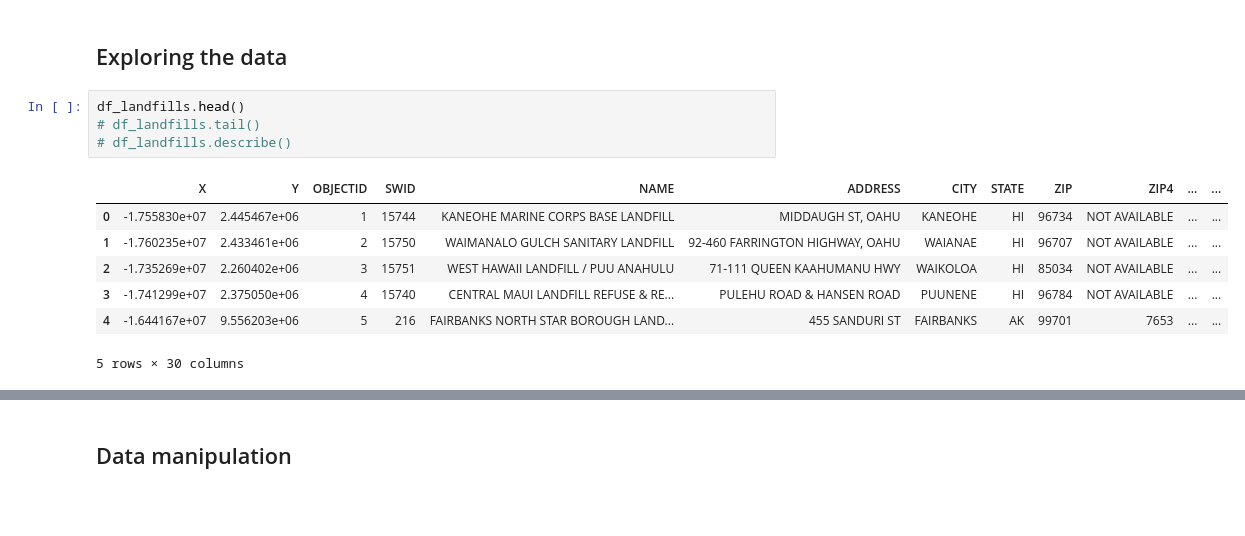
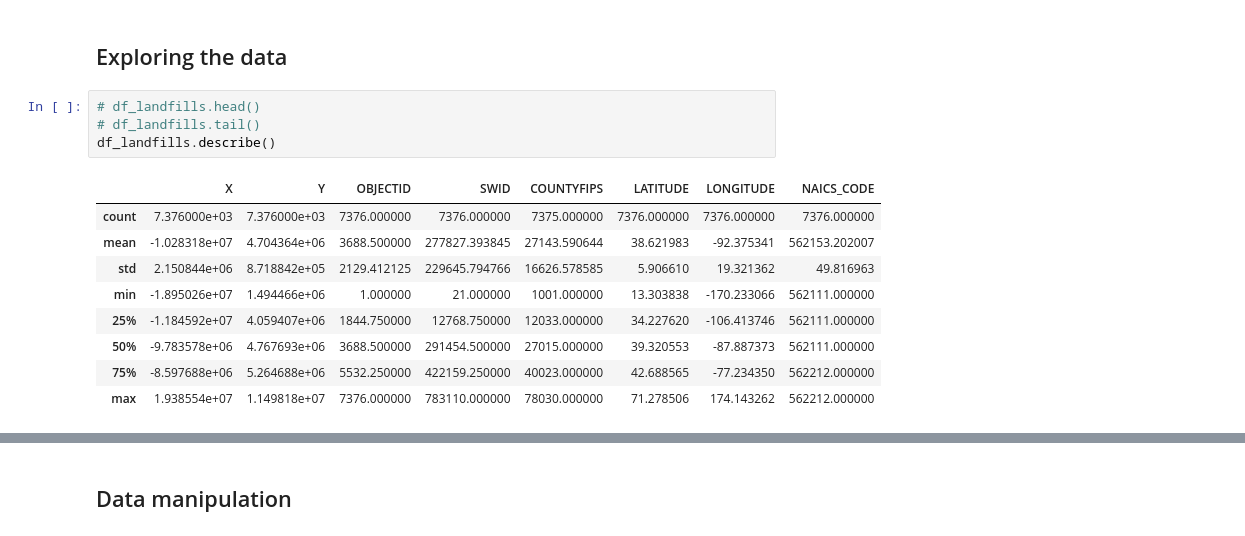
Before and after one commit to Spring-21-TA-Notebooks/Rahul-Notebooks, a Jupyter notebook: Week 5/week5_rahul.ipynb, the cells around one changed output, grey strips where cells are left out. Saved outputs shown, nothing was run; the diff lists cells and outputs as text; blank space fills up the shorter version.

```diff
--- a/Week 5/week5_rahul.ipynb
+++ b/Week 5/week5_rahul.ipynb
@@ -26,15 +26,17 @@ df_landfills = pd.read_csv(landfills)
 # %% [markdown]
 ## Exploring the data
 # %%
-df_landfills.head()
+# df_landfills.head()
 # df_landfills.tail()
-# df_landfills.describe()
+df_landfills.describe()
 # %% [output]
-|  | X | Y | OBJECTID | SWID | NAME | ADDRESS | CITY | STATE | ZIP | ZIP4 | ... | ... |
-| 0 | -1.755830e+07 | 2.445467e+06 | 1 | 15744 | KANEOHE MARINE CORPS BASE LANDFILL | MIDDAUGH ST, OAHU | KANEOHE | HI | 96734 | NOT AVAILABLE | ... | ... |
-| 1 | -1.760235e+07 | 2.433461e+06 | 2 | 15750 | WAIMANALO GULCH SANITARY LANDFILL | 92-460 FARRINGTON HIGHWAY, OAHU | WAIANAE | HI | 96707 | NOT AVAILABLE | ... | ... |
-| 2 | -1.735269e+07 | 2.260402e+06 | 3 | 15751 | WEST HAWAII LANDFILL / PUU ANAHULU | 71-111 QUEEN KAAHUMANU HWY | WAIKOLOA | HI | 85034 | NOT AVAILABLE | ... | ... |
-| 3 | -1.741299e+07 | 2.375050e+06 | 4 | 15740 | CENTRAL MAUI LANDFILL REFUSE & RE... | PULEHU ROAD & HANSEN ROAD | PUUNENE | HI | 96784 | NOT AVAILABLE | ... | ... |
-| 4 | -1.644167e+07 | 9.556203e+06 | 5 | 216 | FAIRBANKS NORTH STAR BOROUGH LAND... | 455 SANDURI ST | FAIRBANKS | AK | 99701 | 7653 | ... | ... |
+|  | X | Y | OBJECTID | SWID | COUNTYFIPS | LATITUDE | LONGITUDE | NAICS_CODE |
+| count | 7.376000e+03 | 7.376000e+03 | 7376.000000 | 7376.000000 | 7375.000000 | 7376.000000 | 7376.000000 | 7376.000000 |
+| mean | -1.028318e+07 | 4.704364e+06 | 3688.500000 | 277827.393845 | 27143.590644 | 38.621983 | -92.375341 | 562153.202007 |
+| std | 2.150844e+06 | 8.718842e+05 | 2129.412125 | 229645.794766 | 16626.578585 | 5.906610 | 19.321362 | 49.816963 |
+| min | -1.895026e+07 | 1.494466e+06 | 1.000000 | 21.000000 | 1001.000000 | 13.303838 | -170.233066 | 562111.000000 |
+| 25% | -1.184592e+07 | 4.059407e+06 | 1844.750000 | 12768.750000 | 12033.000000 | 34.227620 | -106.413746 | 562111.000000 |
+| 50% | -9.783578e+06 | 4.767693e+06 | 3688.500000 | 291454.500000 | 27015.000000 | 39.320553 | -87.887373 | 562111.000000 |
+| 75% | -8.597688e+06 | 5.264688e+06 | 5532.250000 | 422159.250000 | 40023.000000 | 42.688565 | -77.234350 | 562212.000000 |
+| max | 1.938554e+07 | 1.149818e+07 | 7376.000000 | 783110.000000 | 78030.000000 | 71.278506 | 174.143262 | 562212.000000 |
-5 rows × 30 columns
 # %%
```
Also changed, not shown: parts of 10 cells of this notebook.
